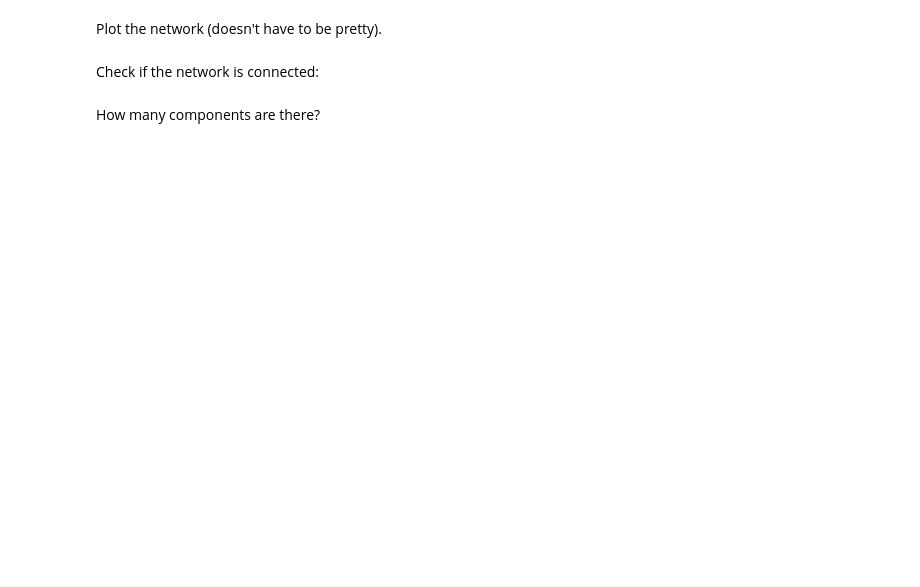
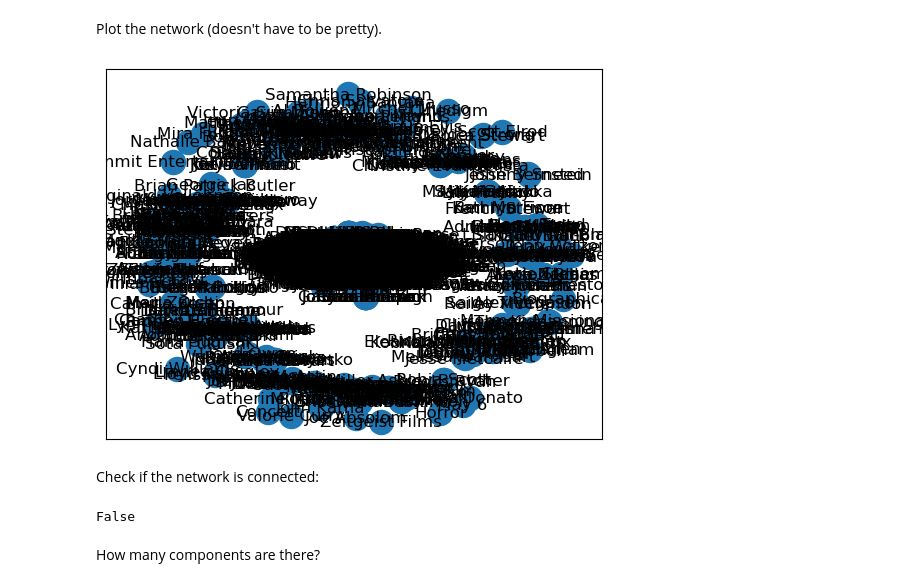
Before and after one commit to EyalGrinberg/Data-Science-Applications-ex4, a Jupyter notebook: hw4.ipynb, the cells around one changed output. Drawn from its saved outputs; the diff is of its cells as text; code cells hidden in the pictures; blank space fills up the shorter version.

```diff
--- a/hw4.ipynb
+++ b/hw4.ipynb
@@ -162,2 +289,6 @@ Plot the network (doesn't have to be pretty).
+# %%
+nx.draw_networkx(A)
+# %% [output]
+[figure, added]
 # %% [markdown]
 Check if the network is connected:
@@ -166,2 +295,6 @@ Check if the network is connected:
+# %%
+print(nx.is_connected(A))
+# %% [output]
+False
 # %% [markdown]
 How many components are there?
```
Also changed, not shown: parts of 53 cells of this notebook, 1 other file.
